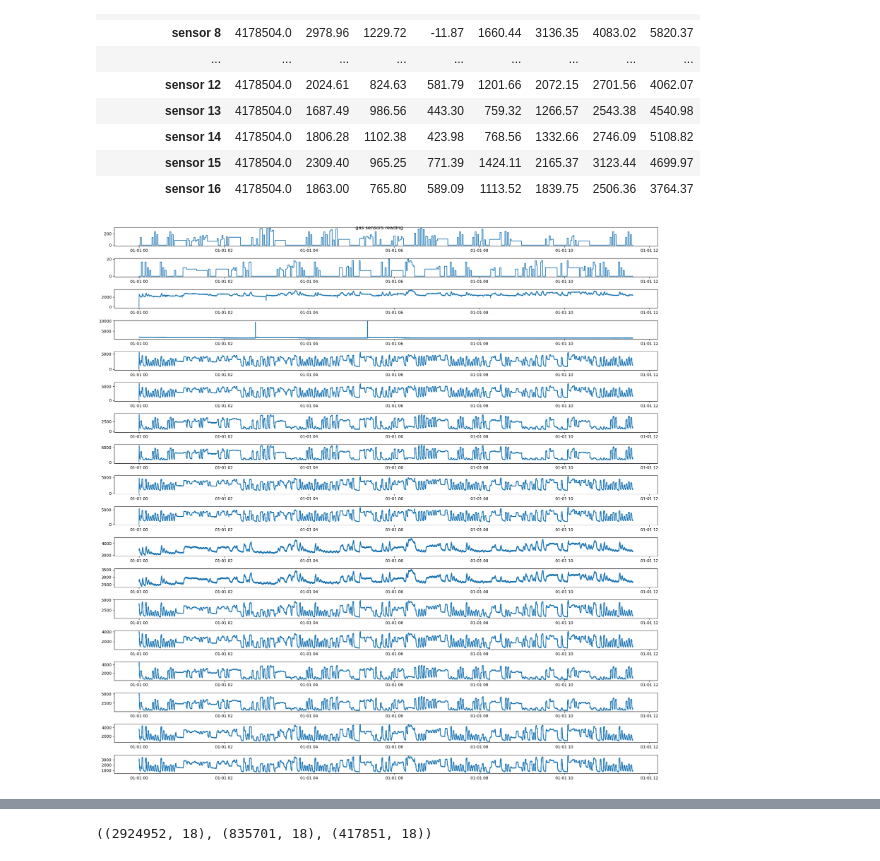
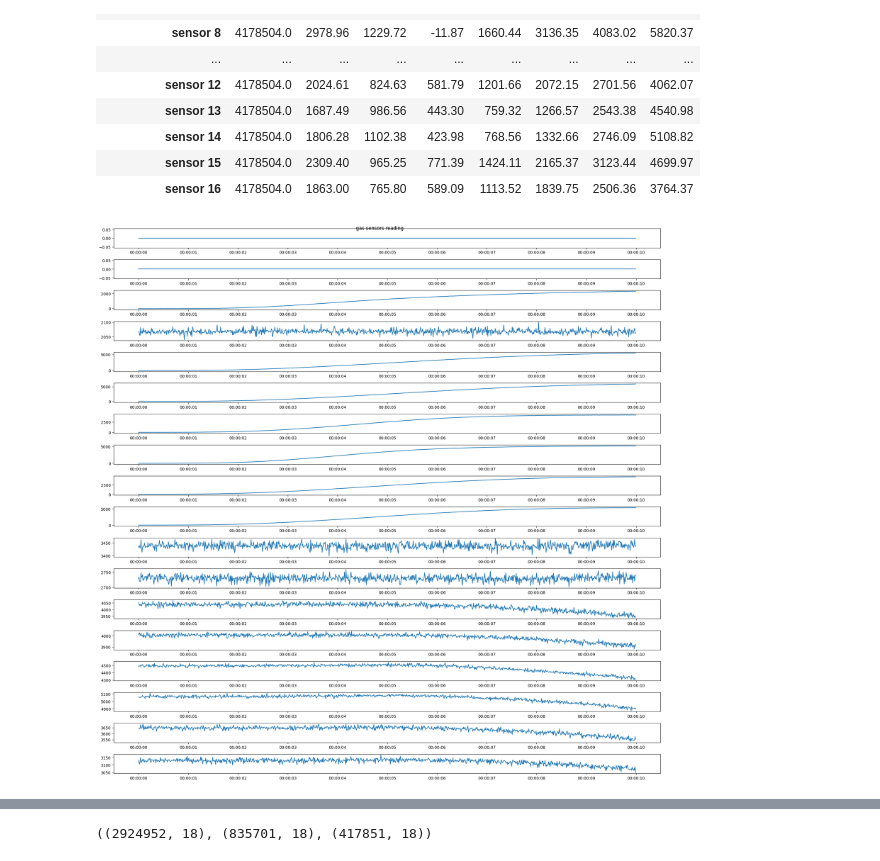
Before and after one commit to tamoraji/PyTSF-MfG, a Jupyter notebook: datasets/Gas_sensors_dynamic_mixtures.ipynb, the cells around one changed output, grey strips where cells are left out. Saved outputs shown, nothing was run; the diff lists cells and outputs as text; code cells hidden in the pictures.

```diff
--- a/datasets/Gas_sensors_dynamic_mixtures.ipynb
+++ b/datasets/Gas_sensors_dynamic_mixtures.ipynb
@@ -83,7 +83,7 @@ new_header
  'sensor 16']
 # %%
 # Read the rest of the file with space as separator
-df = pd.read_csv(new_path, sep='\s+', skiprows=1, header=None, index_col=0)
+df = pd.read_csv(new_path, sep=r'\s+', skiprows=1, header=None, index_col=0)
 
 # Get the number of columns in the data
 num_columns = len(df.columns)
@@ -139,10 +139,10 @@ df.describe().transpose().round(2)
 # %%
 fig, axs = plt.subplots(18,figsize=(20, 20))
 fig.suptitle('gas sensors reading')
 for i in range(18):
-    axs[i].plot(df.iloc[0:2000,i])
+    axs[i].plot(df.iloc[0:1000,i])
 
 plt.tight_layout()
 plt.show()
 # %% [output]
-[figure, old version]
+[figure, new version]
```
Also changed, not shown: parts of 4 cells of this notebook, 6 other files.
